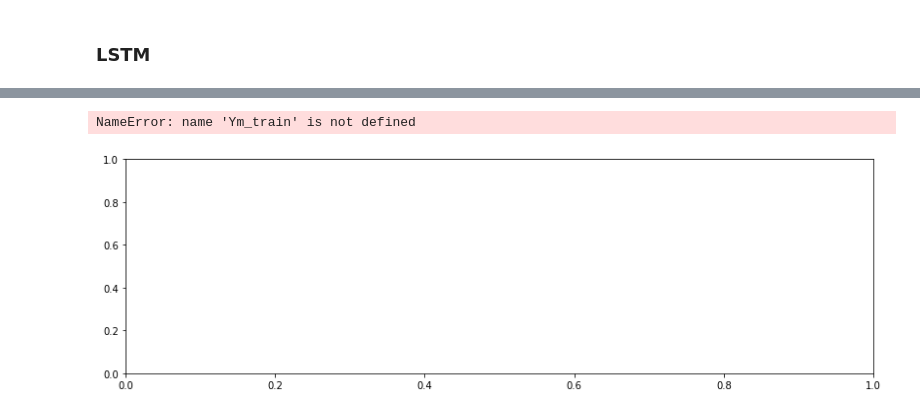
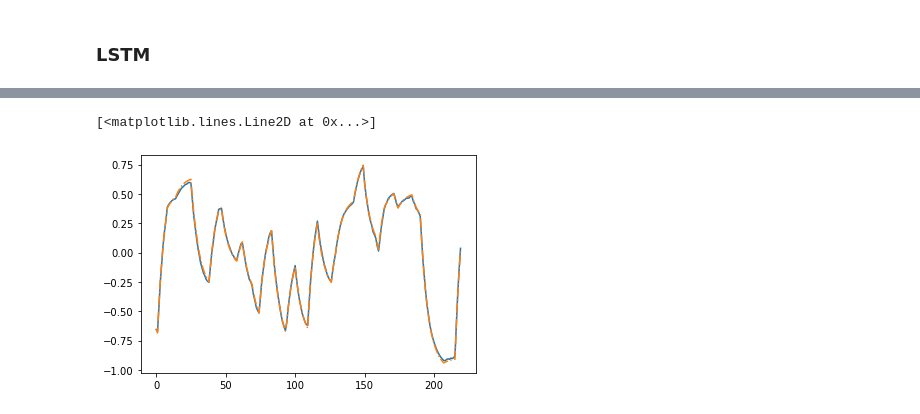
Before and after one commit to BYU-PRISM/Transformer_MPC, a Jupyter notebook: 02_Surrogate/FOPDT/MIMO/01_2_Transformer_Training_FOPDT_Multistep_prediction.ipynb, the cells around one changed output, grey strips where cells are left out. Saved outputs shown, nothing was run; the diff lists cells and outputs as text; code cells hidden in the pictures.

```diff
--- a/02_Surrogate/FOPDT/MIMO/01_2_Transformer_Training_FOPDT_Multistep_prediction.ipynb
+++ b/02_Surrogate/FOPDT/MIMO/01_2_Transformer_Training_FOPDT_Multistep_prediction.ipynb
@@ -346,5 +346,5 @@ Text(0.5, 0, 'Epochs')
 ### LSTM
 # %%
 # # Load NN Models
-# model_lstm = load_model(path + 'MPC_surrogate_SISO_FOPDT_LSTM.h5')
-# model_trans = load_model(path + 'MPC_surrogate_SISO_FOPDT_Transformer.h5')
+model_lstm = load_model(path + 'MPC_MIMO_FOPDT_multistep_LSTM.h5')
+model_trans = load_model(path + 'MPC_MIMO_FOPDT_multistep_Trans.h5')
@@ -369,8 +362,8 @@ Yp_val_lstm = model_lstm.predict(X_val)
 
 
 # Verify the fit of the model
-# Yp_train_trans = model_trans.predict(X_train)
-# Yp_val_trans = model_trans.predict(X_val)
+Yp_train_trans = model_trans.predict(X_train)
+Yp_val_trans = model_trans.predict(X_val)
 
 # un-scale outputs
 # Yu_train_trans = s2.inverse_transform(Yp_train_trans) # model prediction
@@ -411,6 +404,12 @@ Yp_val_lstm = model_lstm.predict(X_val)
 # plt.plot(data.index[cut_index+window:-P],Yu_val_trans[:,4],'g--',label='Transformer')
 # plt.title('Validation')
 # plt.legend()
-# %% [output]
-NameError: name 'Ym_train' is not defined
-[figure, removed]
+# %%
+a = Yp_val_trans.reshape(Yp_val_trans.shape[0], Yp_val_trans.shape[2], Yp_val_trans.shape[1])
+b = Y_val.reshape(Y_val.shape[0], Y_val.shape[2], Y_val.shape[1])
+# %%
+plt.plot(a[:220, 0, 5])
+plt.plot(b[:220, 0, 5], '-.')
+# %% [output]
+[<matplotlib.lines.Line2D at 0x...>]
+[figure, added]
```
Also changed, not shown: parts of 20 cells of this notebook, 13 other files.
